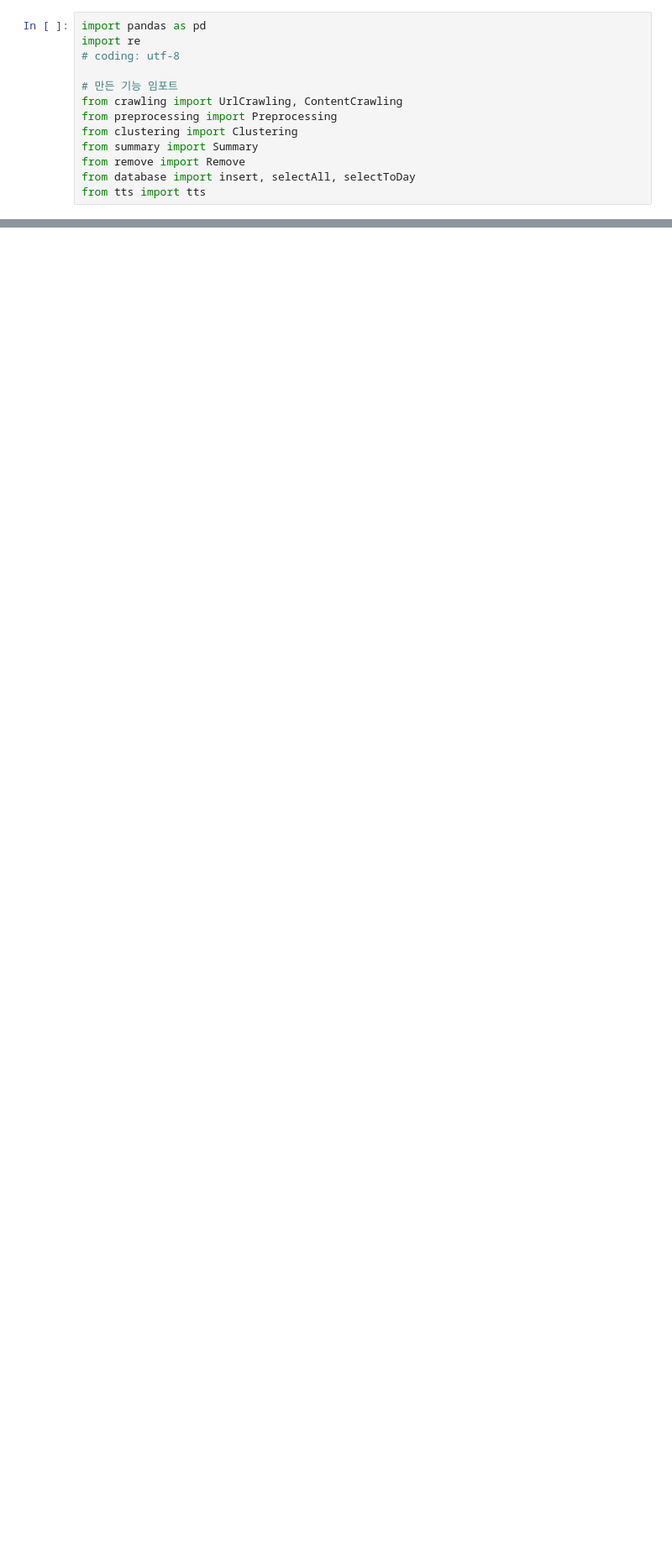
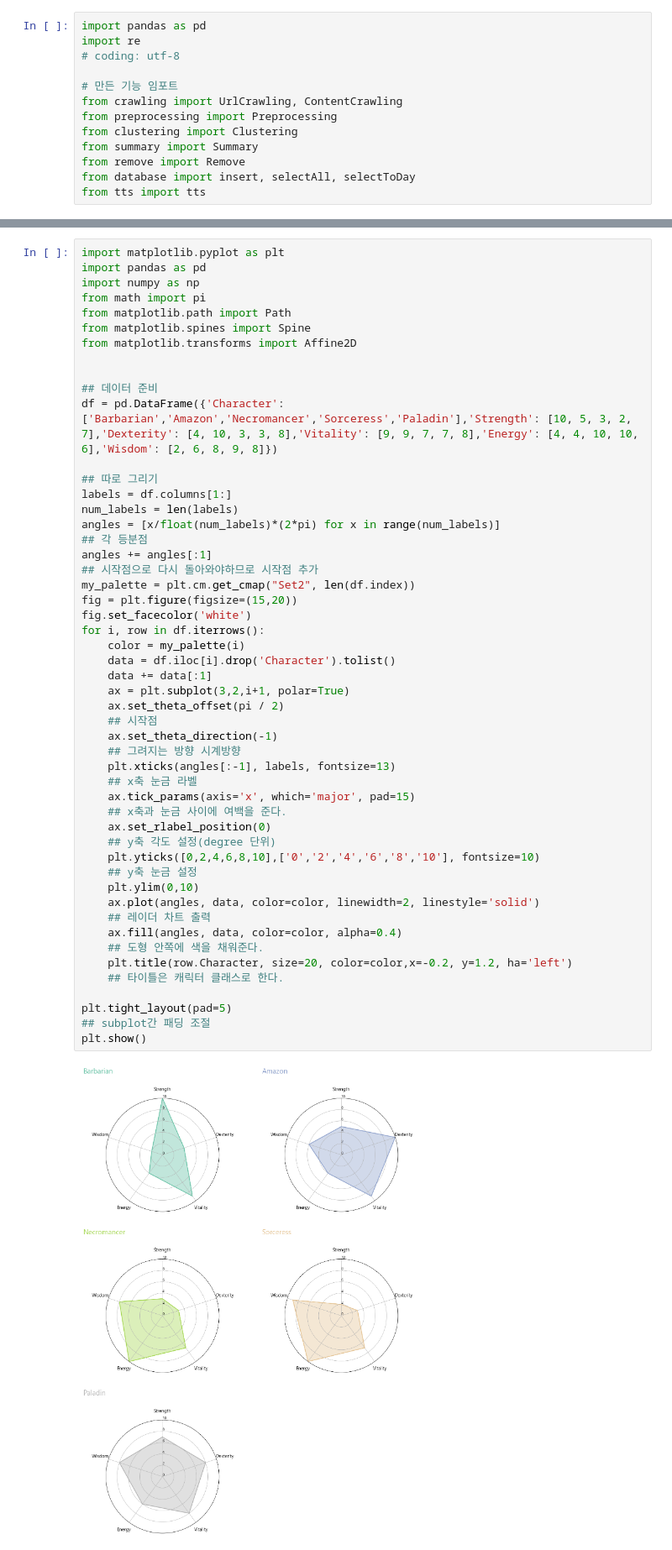
Before and after one commit to Yoon-juhan/naverNewsSummary, a Jupyter notebook: shortnews/test.ipynb, the cells around one changed output, grey strips where cells are left out. Shown: that part at 84% size. Drawn from its saved outputs; the diff is of its cells as text; blank space fills up the shorter version.

```diff
--- a/shortnews/test.ipynb
+++ b/shortnews/test.ipynb
@@ -80,0 +78,53 @@ print(", ".join(tmp))
+# %%
+import matplotlib.pyplot as plt
+import pandas as pd
+import numpy as np
+from math import pi
+from matplotlib.path import Path
+from matplotlib.spines import Spine
+from matplotlib.transforms import Affine2D
+
+
+## 데이터 준비
+df = pd.DataFrame({'Character': ['Barbarian','Amazon','Necromancer','Sorceress','Paladin'],'Strength': [10, 5, 3, 2, 7],'Dexterity': [4, 10, 3, 3, 8],'Vitality': [9, 9, 7, 7, 8],'Energy': [4, 4, 10, 10, 6],'Wisdom': [2, 6, 8, 9, 8]})
+
+## 따로 그리기
+labels = df.columns[1:]
+num_labels = len(labels)
+angles = [x/float(num_labels)*(2*pi) for x in range(num_labels)]
+## 각 등분점
+angles += angles[:1]
+## 시작점으로 다시 돌아와야하므로 시작점 추가
+my_palette = plt.cm.get_cmap("Set2", len(df.index))
+fig = plt.figure(figsize=(15,20))
+fig.set_facecolor('white')
+for i, row in df.iterrows():
+    color = my_palette(i)
+    data = df.iloc[i].drop('Character').tolist()
+    data += data[:1]
+    ax = plt.subplot(3,2,i+1, polar=True)
+    ax.set_theta_offset(pi / 2)
+    ## 시작점
+    ax.set_theta_direction(-1)
+    ## 그려지는 방향 시계방향
+    plt.xticks(angles[:-1], labels, fontsize=13)
+    ## x축 눈금 라벨
+    ax.tick_params(axis='x', which='major', pad=15)
+    ## x축과 눈금 사이에 여백을 준다.
+    ax.set_rlabel_position(0)
+    ## y축 각도 설정(degree 단위)
+    plt.yticks([0,2,4,6,8,10],['0','2','4','6','8','10'], fontsize=10)
+    ## y축 눈금 설정
+    plt.ylim(0,10)
+    ax.plot(angles, data, color=color, linewidth=2, linestyle='solid')
+    ## 레이더 차트 출력
+    ax.fill(angles, data, color=color, alpha=0.4)
+    ## 도형 안쪽에 색을 채워준다.
+    plt.title(row.Character, size=20, color=color,x=-0.2, y=1.2, ha='left')
+    ## 타이틀은 캐릭터 클래스로 한다.
+
+plt.tight_layout(pad=5)
+## subplot간 패딩 조절
+plt.show()
+# %% [output]
+[figure, added]
```
Also changed, not shown: parts of 5 cells of this notebook, 6 other files.
